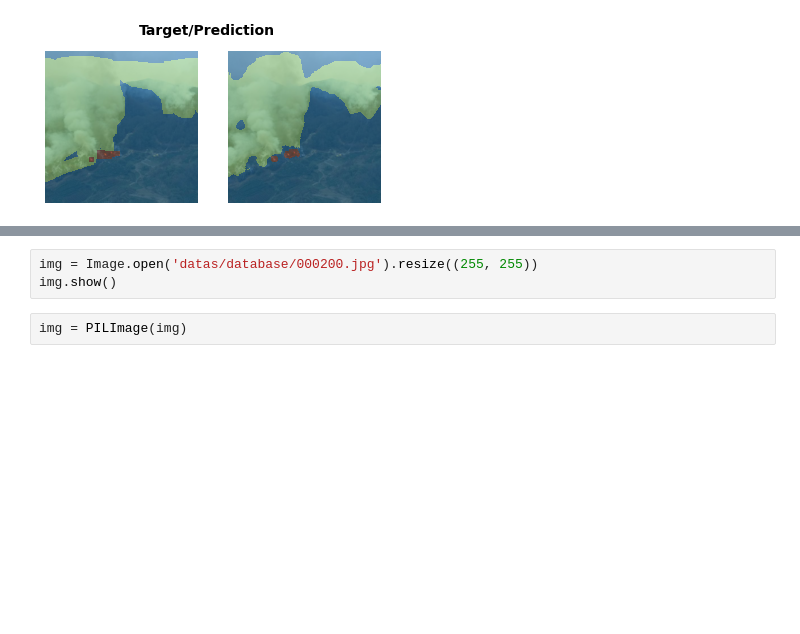
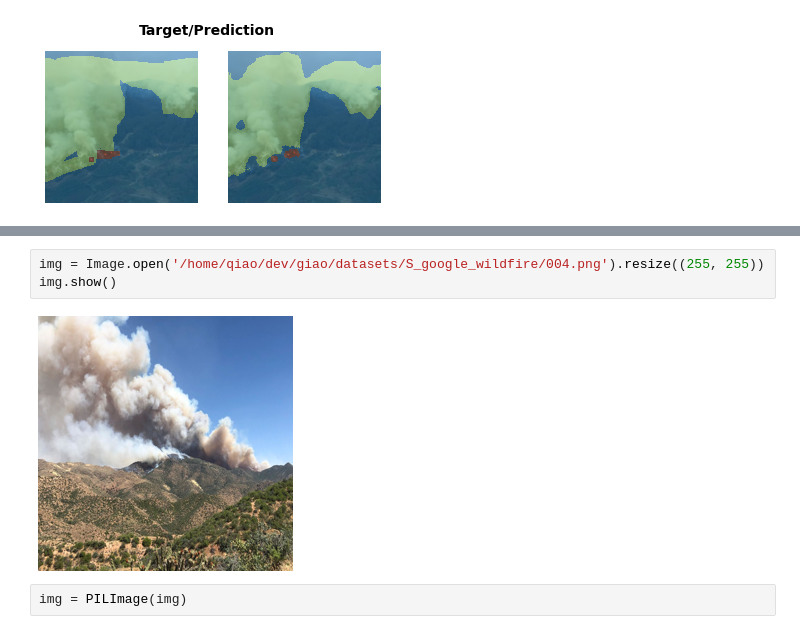
Before and after one commit to qiaolinhan/giao, a Jupyter notebook: havingfun/detection/segmentation/lightunet18/lightunet-infastai.ipynb, the cells around one changed output, grey strips where cells are left out. Cells and saved outputs as stored; diff of their text form; blank space fills up the shorter version.

```diff
--- a/havingfun/detection/segmentation/lightunet18/lightunet-infastai.ipynb
+++ b/havingfun/detection/segmentation/lightunet18/lightunet-infastai.ipynb
@@ -169,6 +204,8 @@ learn.show_results()
 # %%
-img = Image.open('datas/database/000200.jpg').resize((255, 255))
+img = Image.open('/home/qiao/dev/giao/datasets/S_google_wildfire/004.png').resize((255, 255))
 img.show()
+# %% [output]
+[figure, added]
 # %%
 img = PILImage(img)
 # %%
```
Also changed, not shown: parts of 12 cells of this notebook, 9 other files.
